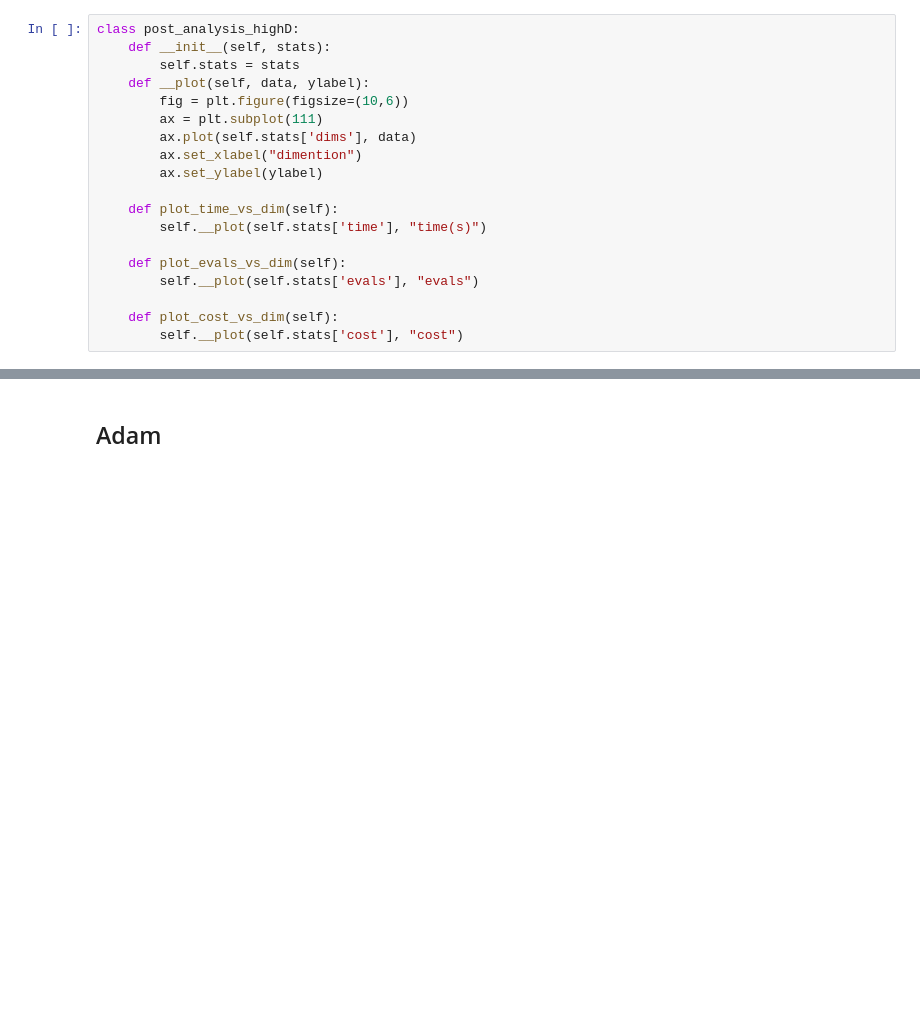
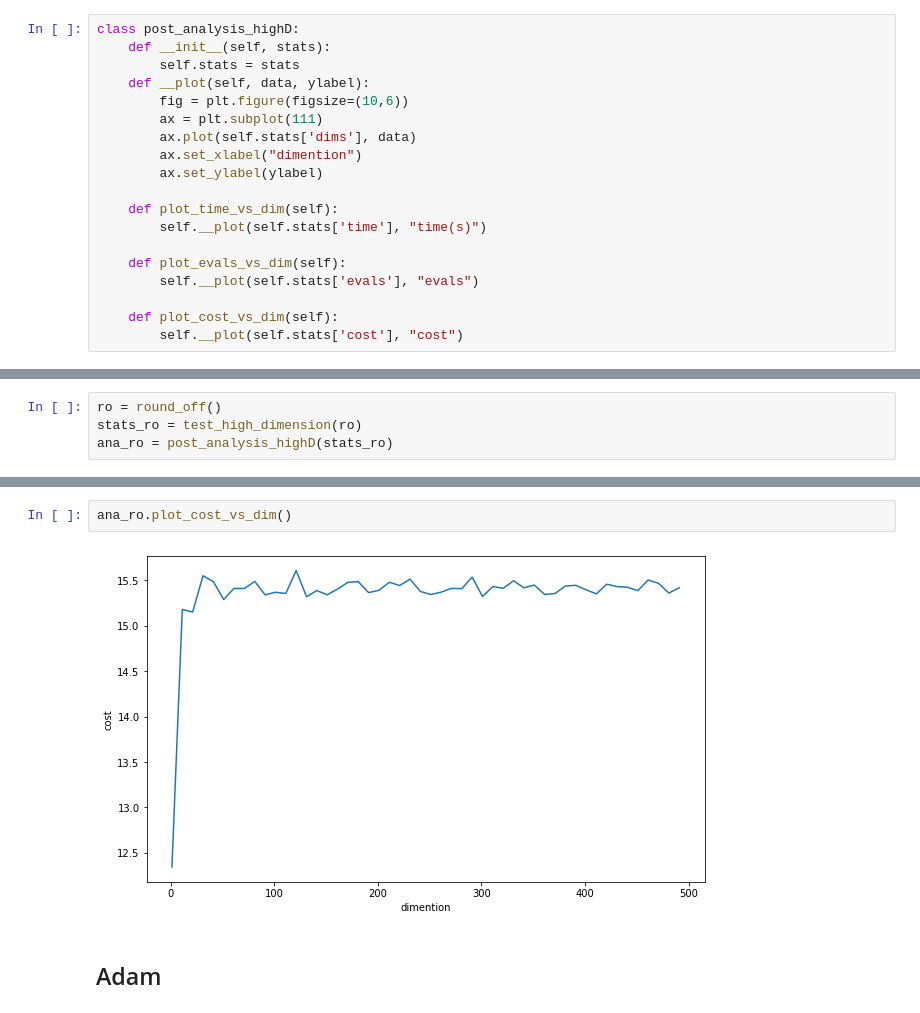
Before and after one commit to huajian1069/non-convex-optimisation, a Jupyter notebook: extend_high_dimention.ipynb, the cells around one changed output, grey strips where cells are left out. Drawn from its saved outputs; the diff is of its cells as text; blank space fills up the shorter version.

```diff
--- a/extend_high_dimention.ipynb
+++ b/extend_high_dimention.ipynb
@@ -92,0 +124,4 @@ class post_analysis_highD:
+# %%
+ro = round_off()
+stats_ro = test_high_dimension(ro)
+ana_ro = post_analysis_highD(stats_ro)
@@ -93,3 +146,7 @@ class post_analysis_highD:
+# %%
+ana_ro.plot_cost_vs_dim()
+# %% [output]
+[figure, added]
 # %% [markdown]
 ## Adam
 # %%
```
Also changed, not shown: parts of 10 cells of this notebook, 2 other files.
